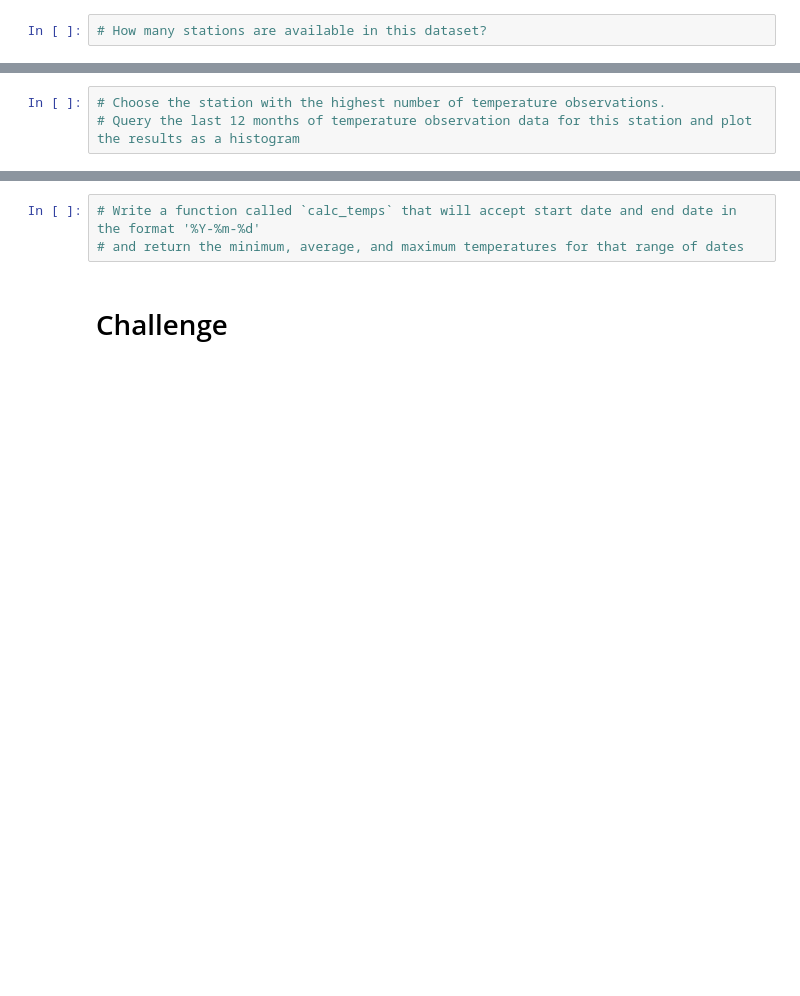
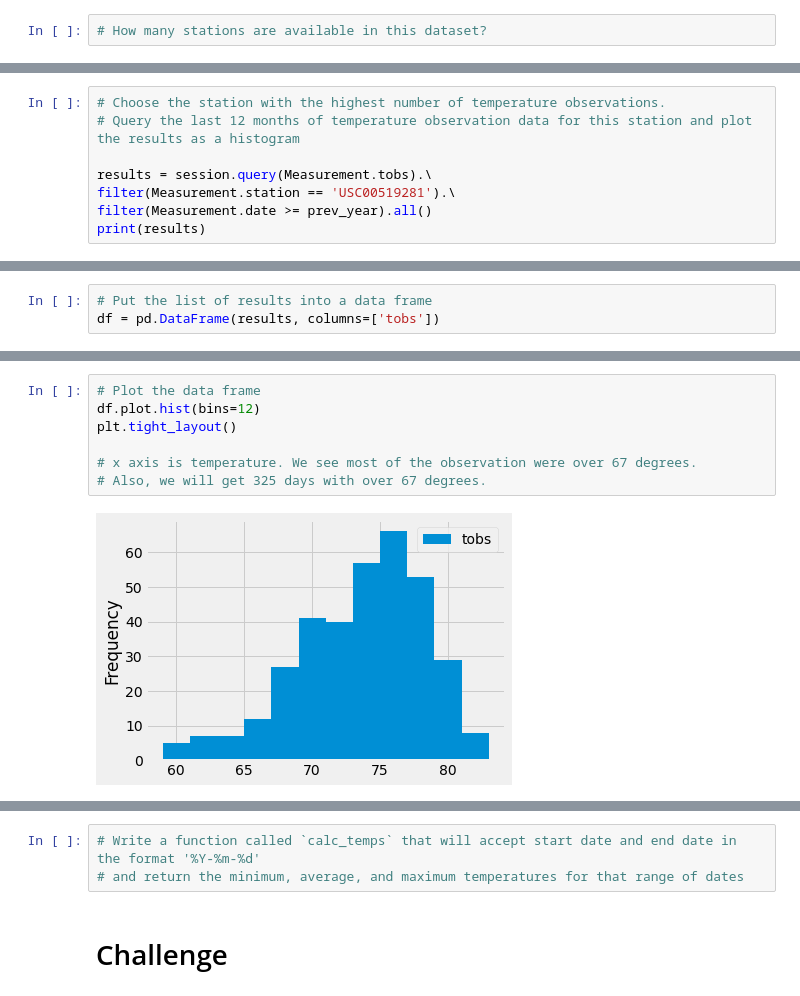
Before and after one commit to TanvirZulkarnaine/surfs_up, a Jupyter notebook: climate_analysis.ipynb, the cells around one changed output, grey strips where cells are left out. Drawn from its saved outputs; the diff is of its cells as text; blank space fills up the shorter version.

```diff
--- a/climate_analysis.ipynb
+++ b/climate_analysis.ipynb
@@ -170,3 +185,8 @@ df.describe()
 # %%
 # Choose the station with the highest number of temperature observations.
 # Query the last 12 months of temperature observation data for this station and plot the results as a histogram
+
+results = session.query(Measurement.tobs).\
+filter(Measurement.station == 'USC00519281').\
+filter(Measurement.date >= prev_year).all()
+print(results)
@@ -172,0 +195,3 @@ df.describe()
+# %%
+# Put the list of results into a data frame
+df = pd.DataFrame(results, columns=['tobs'])
@@ -172,0 +216,9 @@ df.describe()
+# %%
+# Plot the data frame
+df.plot.hist(bins=12)
+plt.tight_layout()
+
+# x axis is temperature. We see most of the observation were over 67 degrees.
+# Also, we will get 325 days with over 67 degrees.
+# %% [output]
+[figure, added]
```
Also changed, not shown: parts of 11 cells of this notebook.
